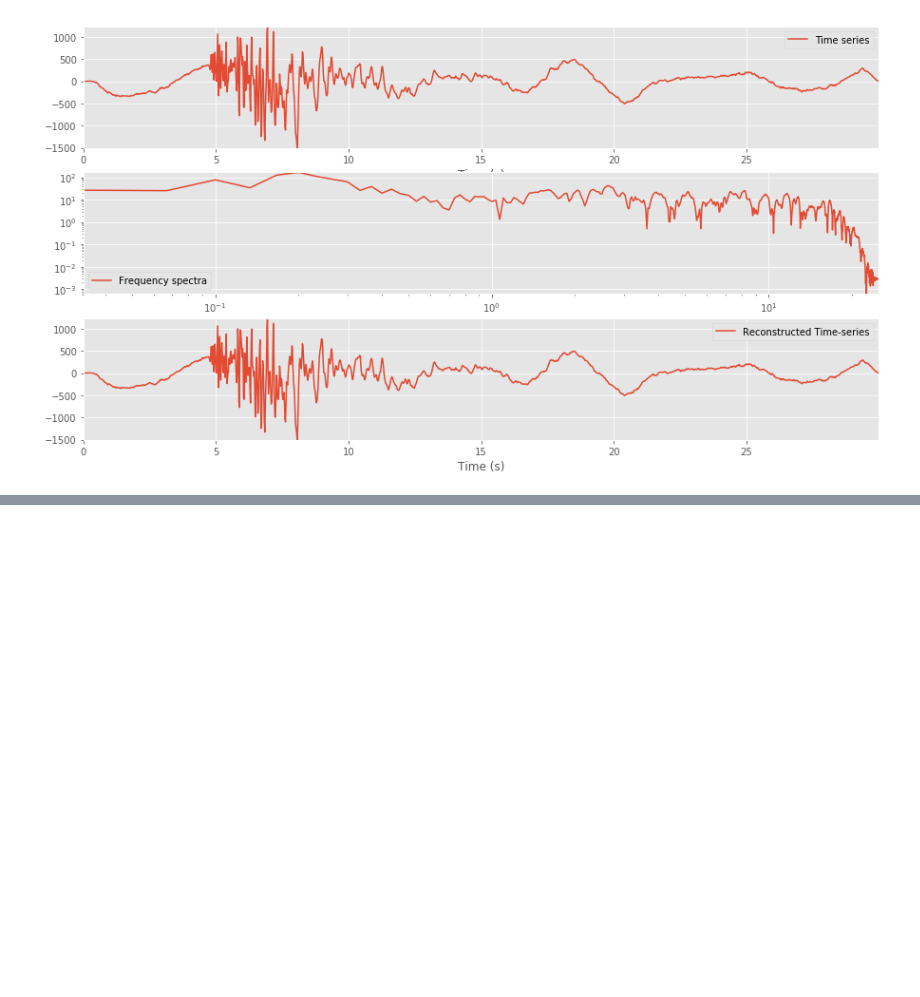
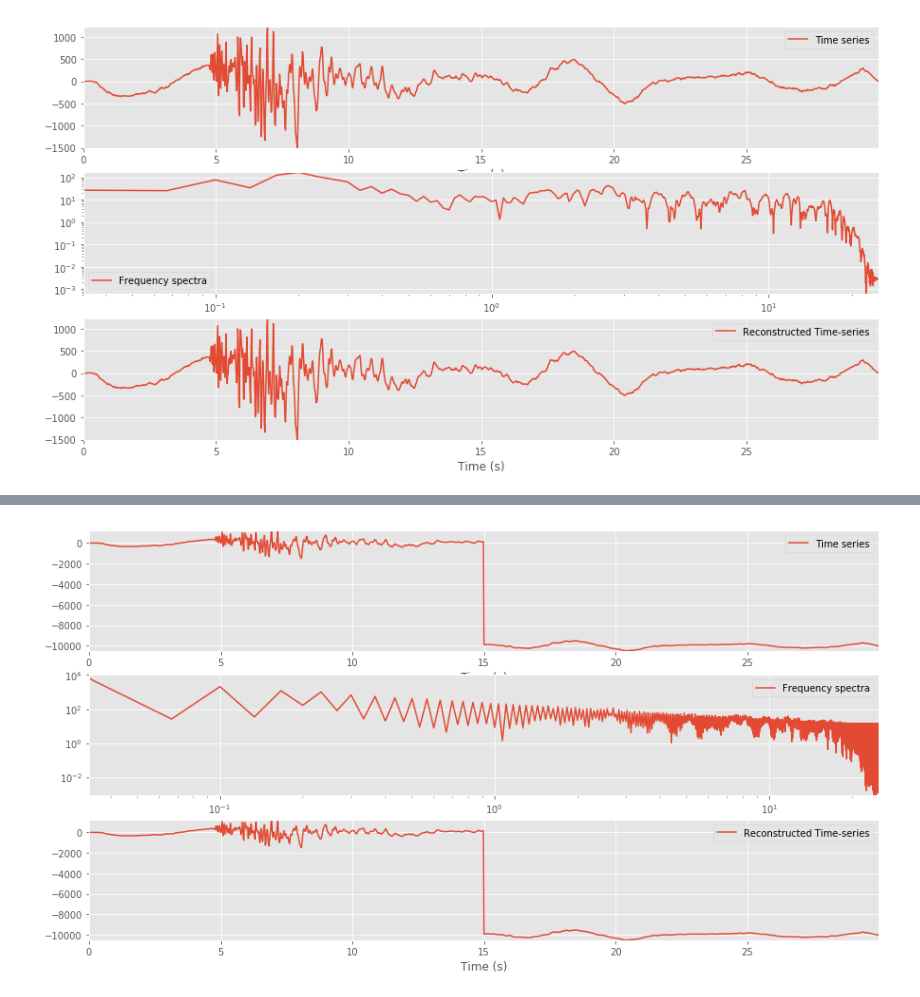
Before and after one commit to calum-chamberlain/GPHS445_notebooks, a Jupyter notebook: 1_Processing_and_recording/3_Fourier_Transforms.ipynb, the cells around one changed output, grey strips where cells are left out. Saved outputs shown, nothing was run; the diff lists cells and outputs as text; code cells hidden in the pictures; blank space fills up the shorter version.

```diff
--- a/1_Processing_and_recording/3_Fourier_Transforms.ipynb
+++ b/1_Processing_and_recording/3_Fourier_Transforms.ipynb
@@ -122,0 +139,10 @@ In the [next notebook](4_Filtering_Resampling.ipynb) we will look at how we filt
+# %%
+step_position = int(tr.stats.npts / 2)
+x = np.arange(0, tr.stats.npts * tr.stats.delta, tr.stats.delta)
+tr_stepped = tr.copy()
+tr_stepped.data[step_position:] -= 1e4
+y = tr_stepped.data
+
+plot_fft(x, y, tr.stats.delta)
+# %% [output]
+[figure, added]
```
Also changed, not shown: parts of 9 cells of this notebook.
